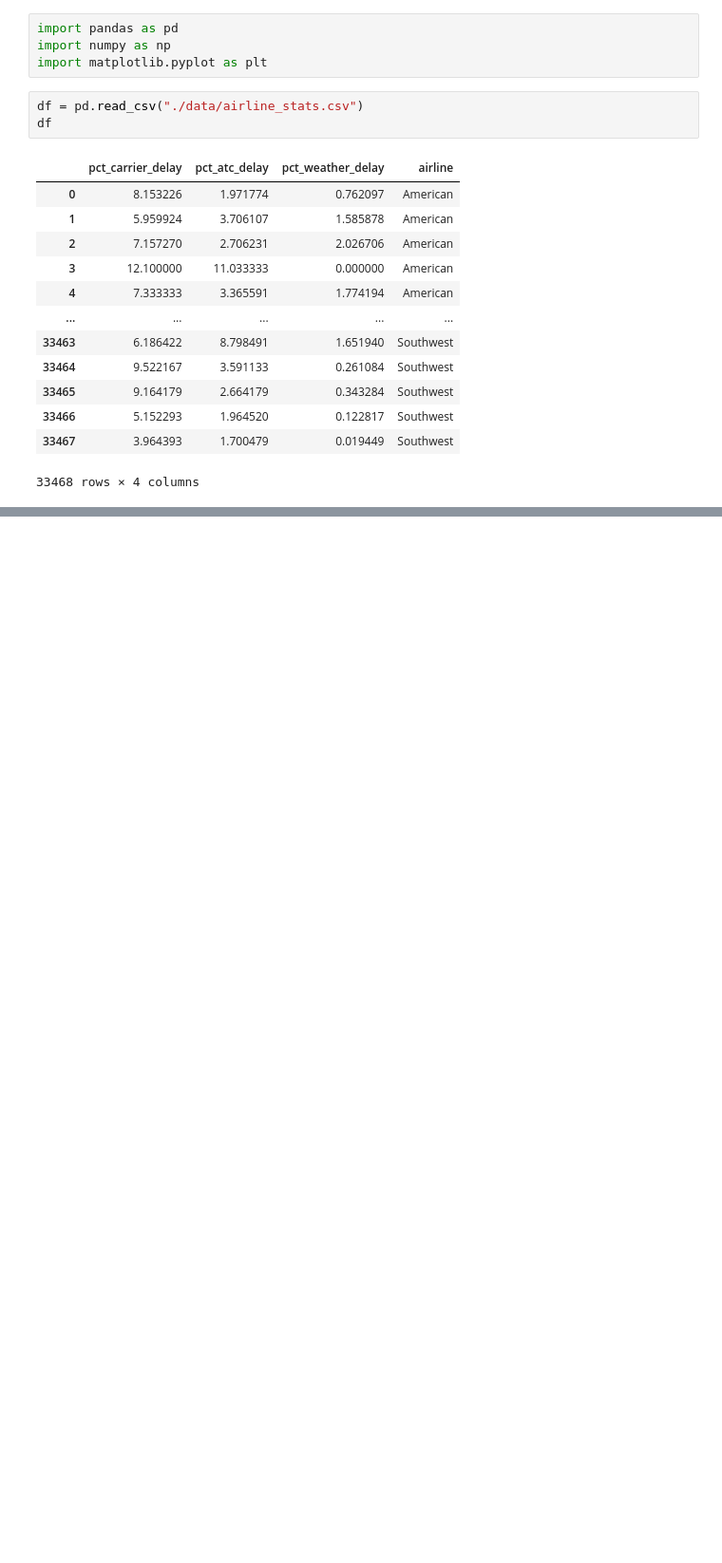
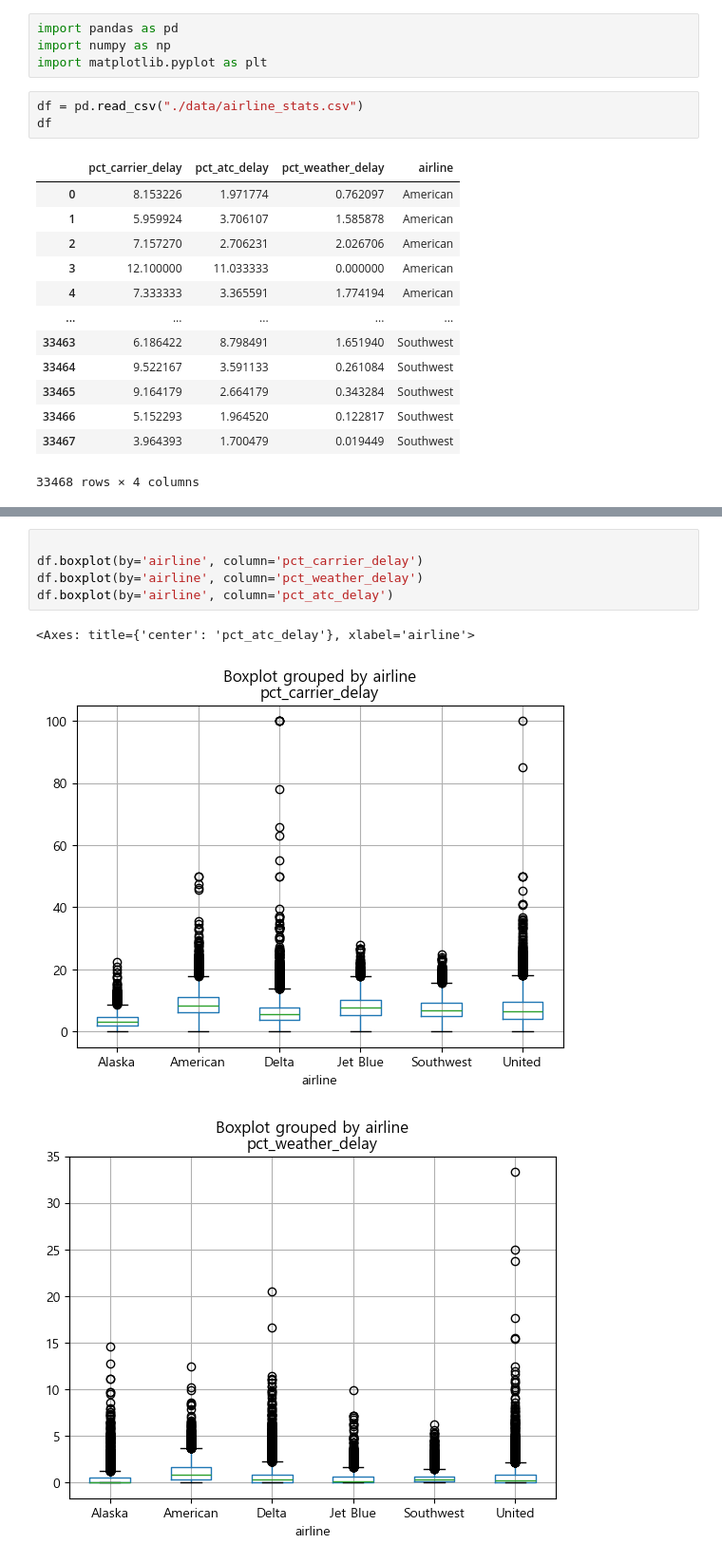
Before and after one commit to Clear-head/airline_stat_python, a Jupyter notebook: airline_analysis.ipynb, the cells around one changed output, grey strips where cells are left out. Shown at 95% size. Cells and saved outputs as stored; diff of their text form; blank space fills up the shorter version.

```diff
--- a/airline_analysis.ipynb
+++ b/airline_analysis.ipynb
@@ -48,0 +109,9 @@ df
+# %%
+
+df.boxplot(by='airline', column='pct_carrier_delay')
+df.boxplot(by='airline', column='pct_weather_delay')
+df.boxplot(by='airline', column='pct_atc_delay')
+# %% [output]
+<Axes: title={'center': 'pct_atc_delay'}, xlabel='airline'>
+[figure, added]
+[figure, added]
```
Also changed, not shown: parts of 13 cells of this notebook.
